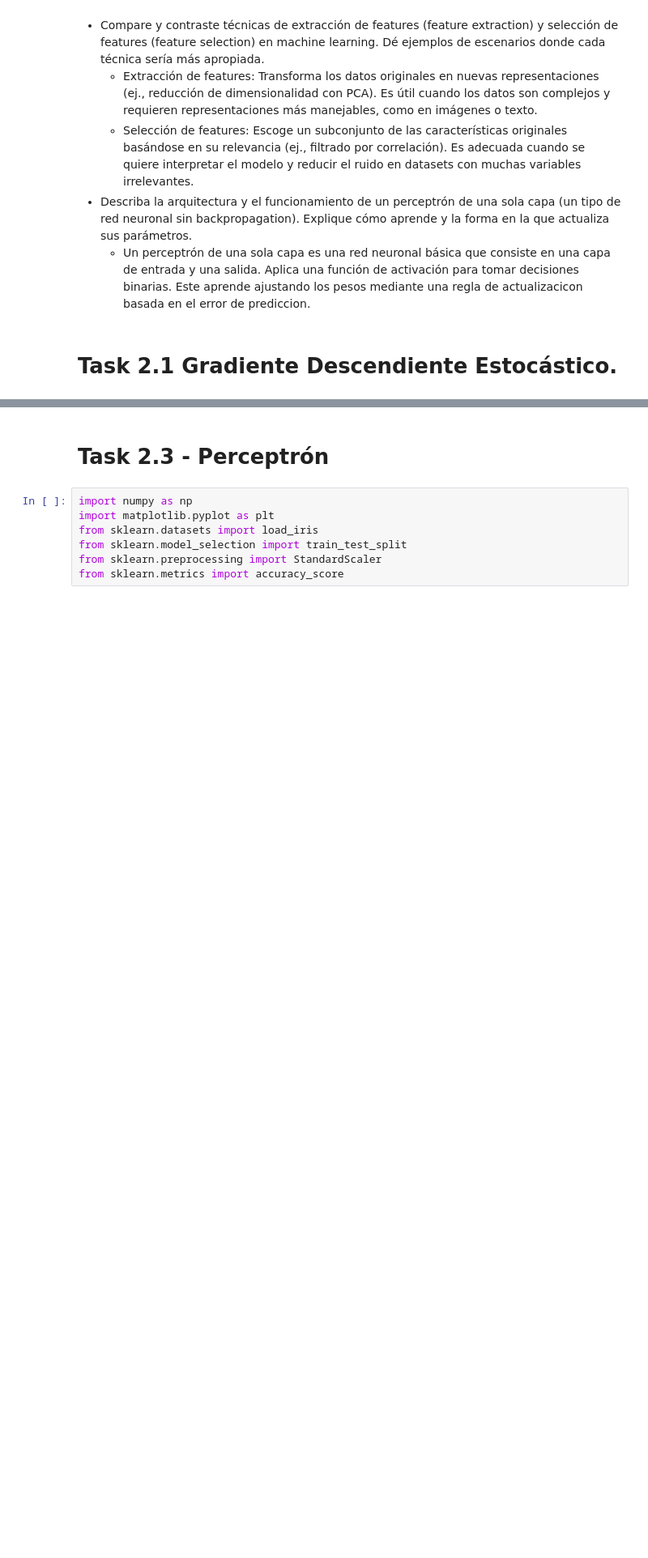
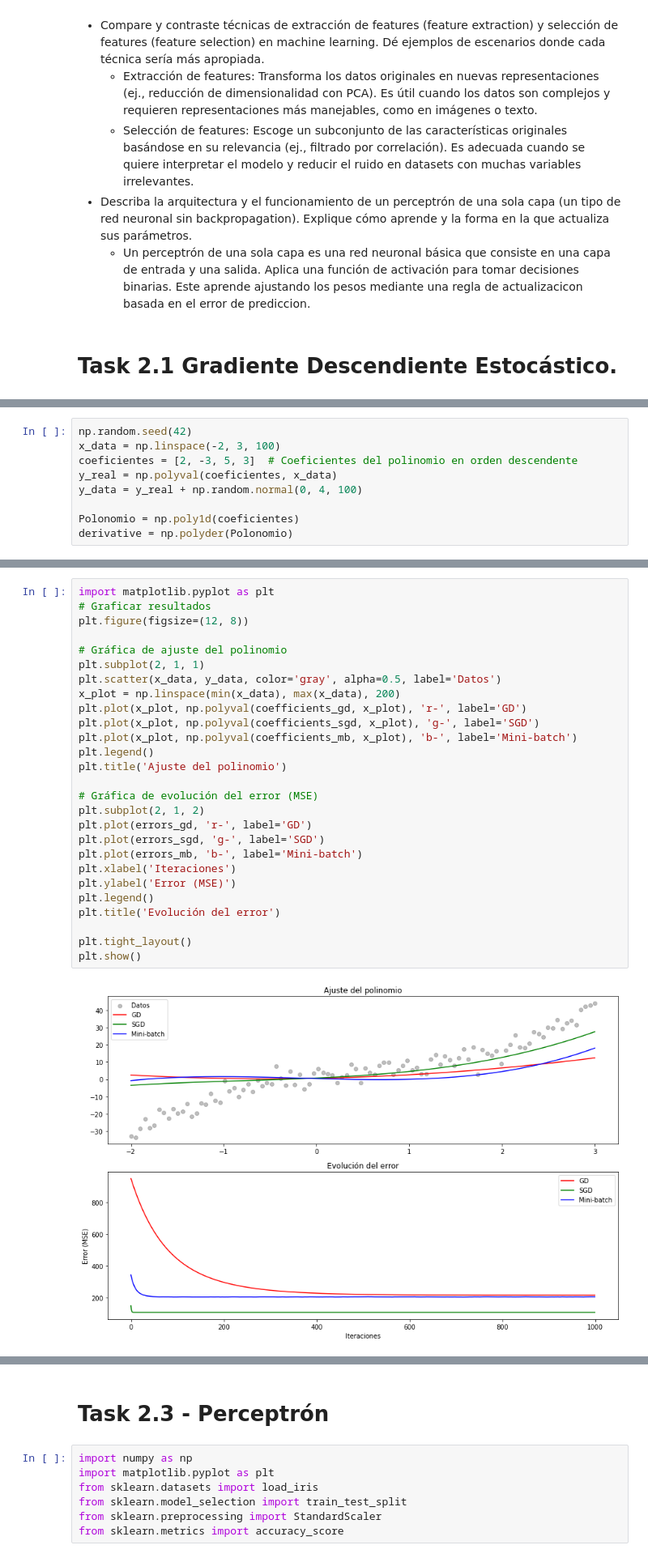
Before and after one commit to JPS4321/Lab3_IA, a Jupyter notebook: Lab3.ipynb, the cells around one changed output, grey strips where cells are left out. Shown at 81% size. Saved outputs shown, nothing was run; the diff lists cells and outputs as text; blank space fills up the shorter version.

```diff
--- a/Lab3.ipynb
+++ b/Lab3.ipynb
@@ -150,0 +24,9 @@ Error cuadrático medio (MSE): 292.6966
+# %%
+np.random.seed(42)
+x_data = np.linspace(-2, 3, 100)
+coeficientes = [2, -3, 5, 3]  # Coeficientes del polinomio en orden descendente
+y_real = np.polyval(coeficientes, x_data)
+y_data = y_real + np.random.normal(0, 4, 100)
+
+Polonomio = np.poly1d(coeficientes)
+derivative = np.polyder(Polonomio)
@@ -150,0 +110,29 @@ Error cuadrático medio (MSE): 292.6966
+# %%
+import matplotlib.pyplot as plt
+# Graficar resultados
+plt.figure(figsize=(12, 8))
+
+# Gráfica de ajuste del polinomio
+plt.subplot(2, 1, 1)
+plt.scatter(x_data, y_data, color='gray', alpha=0.5, label='Datos')
+x_plot = np.linspace(min(x_data), max(x_data), 200)
+plt.plot(x_plot, np.polyval(coefficients_gd, x_plot), 'r-', label='GD')
+plt.plot(x_plot, np.polyval(coefficients_sgd, x_plot), 'g-', label='SGD')
+plt.plot(x_plot, np.polyval(coefficients_mb, x_plot), 'b-', label='Mini-batch')
+plt.legend()
+plt.title('Ajuste del polinomio')
+
+# Gráfica de evolución del error (MSE)
+plt.subplot(2, 1, 2)
+plt.plot(errors_gd, 'r-', label='GD')
+plt.plot(errors_sgd, 'g-', label='SGD')
+plt.plot(errors_mb, 'b-', label='Mini-batch')
+plt.xlabel('Iteraciones')
+plt.ylabel('Error (MSE)')
+plt.legend()
+plt.title('Evolución del error')
+
+plt.tight_layout()
+plt.show()
+# %% [output]
+[figure, added]
```
Also changed, not shown: parts of 10 cells of this notebook.
